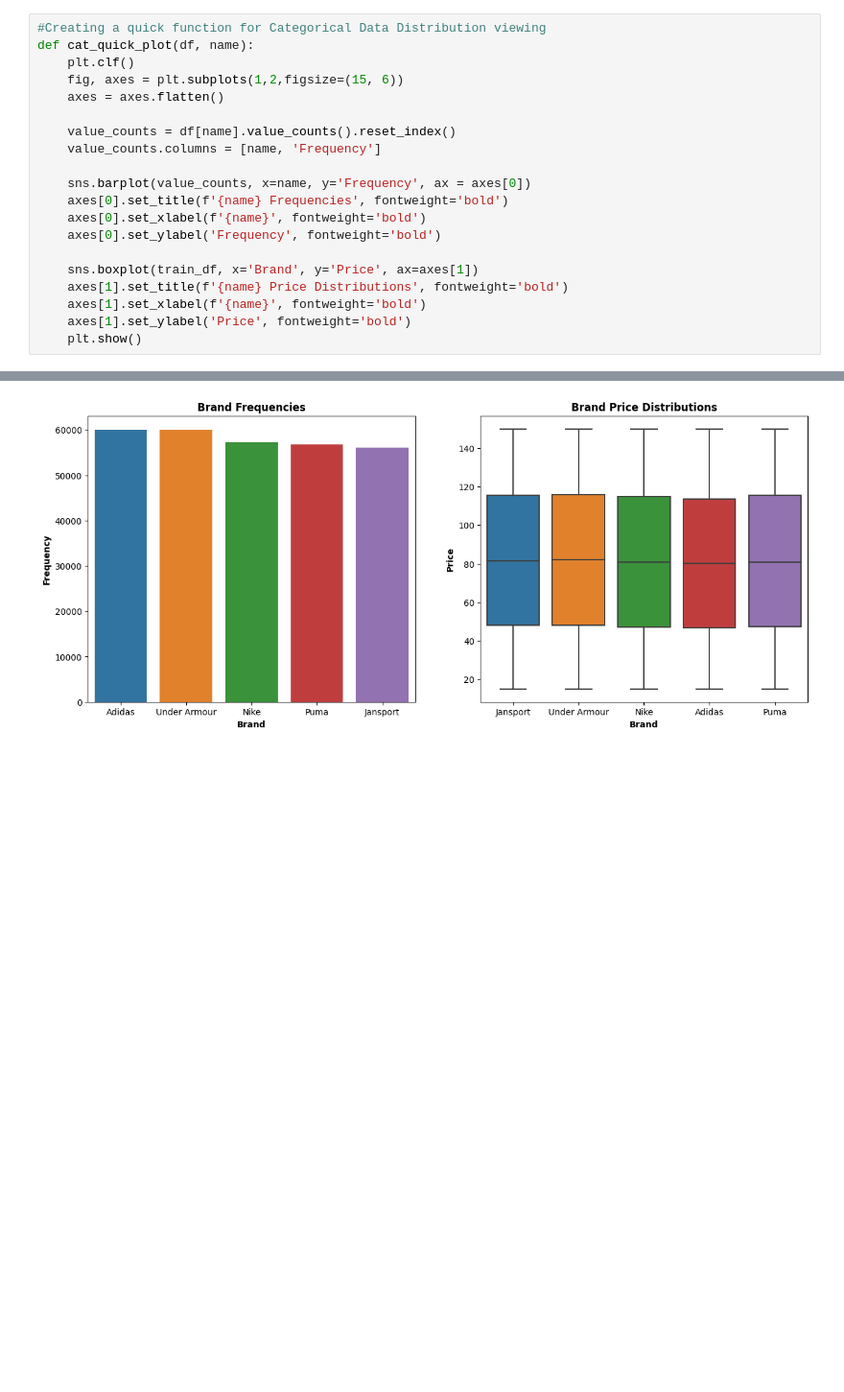
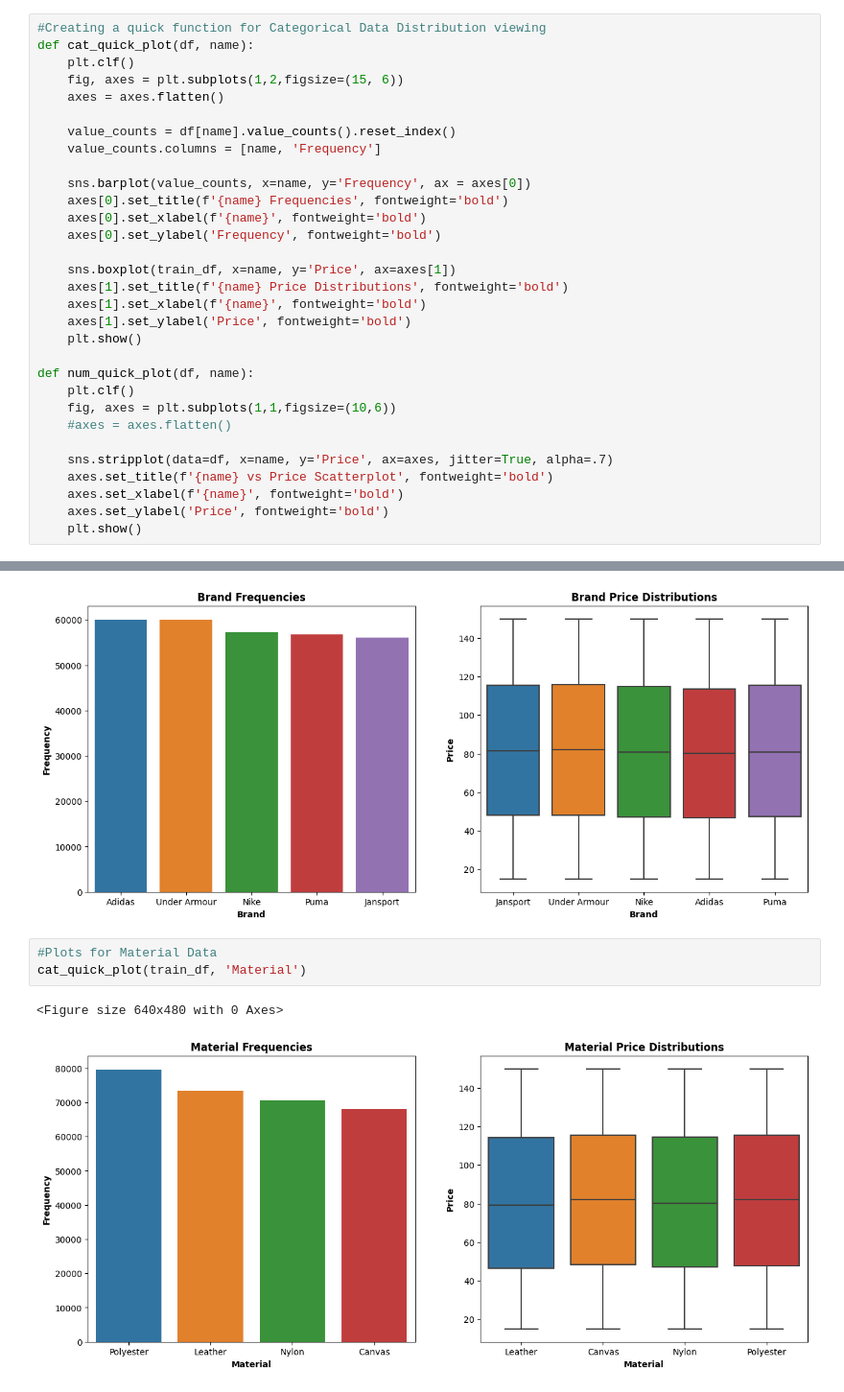
Before and after one commit to JonathonBriggs/AnalyticsProjects, a Jupyter notebook: Kaggle/Backpack Challenge/backpack-prediction-challenge-notebook.ipynb, the cells around one changed output, grey strips where cells are left out. Shown at 96% size. Drawn from its saved outputs; the diff is of its cells as text; blank space fills up the shorter version.

```diff
--- a/Kaggle/Backpack Challenge/backpack-prediction-challenge-notebook.ipynb
+++ b/Kaggle/Backpack Challenge/backpack-prediction-challenge-notebook.ipynb
@@ -106,14 +106,31 @@ def cat_quick_plot(df, name):
     axes[0].set_xlabel(f'{name}', fontweight='bold')
     axes[0].set_ylabel('Frequency', fontweight='bold')
 
-    sns.boxplot(train_df, x='Brand', y='Price', ax=axes[1])
+    sns.boxplot(train_df, x=name, y='Price', ax=axes[1])
     axes[1].set_title(f'{name} Price Distributions', fontweight='bold')
     axes[1].set_xlabel(f'{name}', fontweight='bold')
     axes[1].set_ylabel('Price', fontweight='bold')
     plt.show()
+
+def num_quick_plot(df, name):
+    plt.clf()
+    fig, axes = plt.subplots(1,1,figsize=(10,6))
+    #axes = axes.flatten()
+
+    sns.stripplot(data=df, x=name, y='Price', ax=axes, jitter=True, alpha=.7)
+    axes.set_title(f'{name} vs Price Scatterplot', fontweight='bold')
+    axes.set_xlabel(f'{name}', fontweight='bold')
+    axes.set_ylabel('Price', fontweight='bold')
+    plt.show()
 # %%
 #Plots for Brand Data
 cat_quick_plot(train_df, 'Brand')
 # %% [output]
 <Figure size 640x480 with 0 Axes>
 [figure]
+# %%
+#Plots for Material Data
+cat_quick_plot(train_df, 'Material')
+# %% [output]
+<Figure size 640x480 with 0 Axes>
+[figure, added]
```
Also changed, not shown: parts of 7 cells of this notebook.
